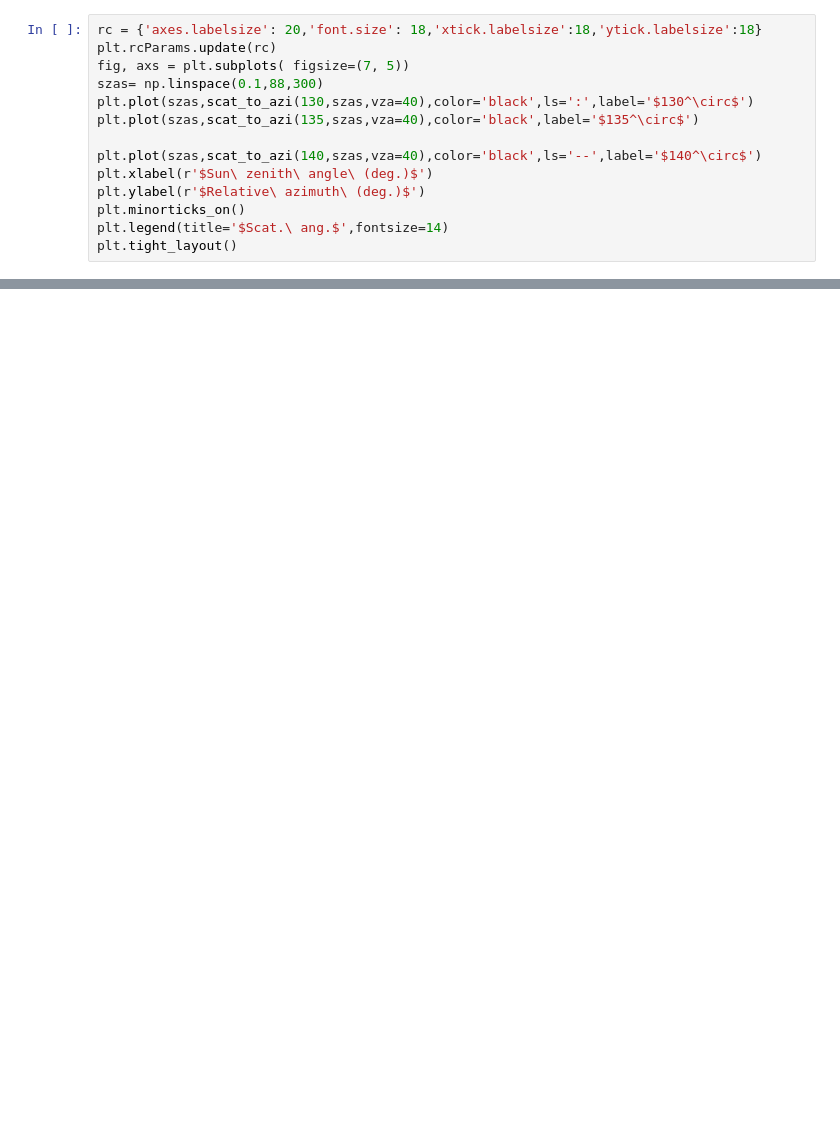
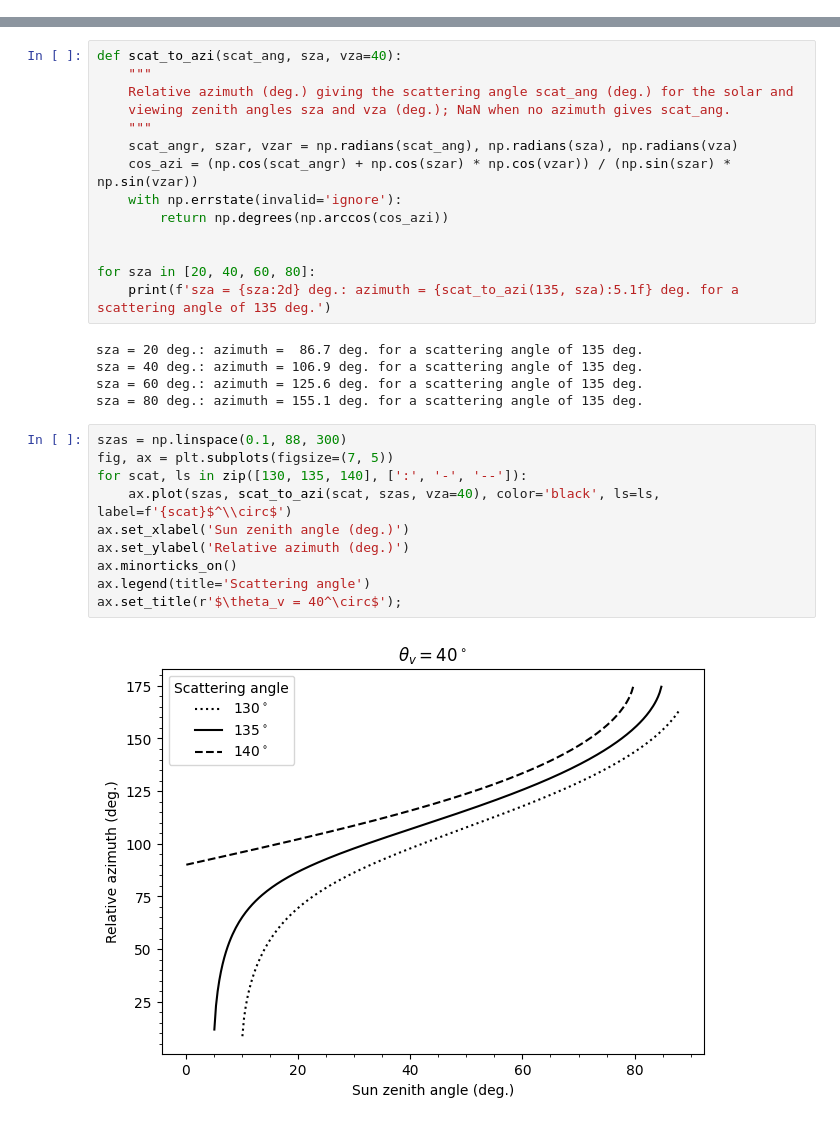
Before and after one commit to Tristanovsk/surface_sky_radiance_ratio, a Jupyter notebook: notebook/optimal_geometries.ipynb, the cells around one changed output, grey strips where cells are left out. Drawn from its saved outputs; the diff is of its cells as text; blank space fills up the shorter version.

```diff
--- a/notebook/optimal_geometries.ipynb
+++ b/notebook/optimal_geometries.ipynb
@@ -21,14 +22,0 @@ def scat_to_azi(scat_ang,sza,vza=40):
-# %%
-rc = {'axes.labelsize': 20,'font.size': 18,'xtick.labelsize':18,'ytick.labelsize':18}
-plt.rcParams.update(rc)
-fig, axs = plt.subplots( figsize=(7, 5))
-szas= np.linspace(0.1,88,300)
-plt.plot(szas,scat_to_azi(130,szas,vza=40),color='black',ls=':',label='$130^\circ$')
-plt.plot(szas,scat_to_azi(135,szas,vza=40),color='black',label='$135^\circ$')
-
-plt.plot(szas,scat_to_azi(140,szas,vza=40),color='black',ls='--',label='$140^\circ$')
-plt.xlabel(r'$Sun\ zenith\ angle\ (deg.)$')
-plt.ylabel(r'$Relative\ azimuth\ (deg.)$')
-plt.minorticks_on()
-plt.legend(title='$Scat.\ ang.$',fontsize=14)
-plt.tight_layout()
@@ -36,0 +40,31 @@ plt.tight_layout()
+# %%
+def scat_to_azi(scat_ang, sza, vza=40):
+    """
+    Relative azimuth (deg.) giving the scattering angle scat_ang (deg.) for the solar and
+    viewing zenith angles sza and vza (deg.); NaN when no azimuth gives scat_ang.
+    """
+    scat_angr, szar, vzar = np.radians(scat_ang), np.radians(sza), np.radians(vza)
+    cos_azi = (np.cos(scat_angr) + np.cos(szar) * np.cos(vzar)) / (np.sin(szar) * np.sin(vzar))
+    with np.errstate(invalid='ignore'):
+        return np.degrees(np.arccos(cos_azi))
+
+
+for sza in [20, 40, 60, 80]:
+    print(f'sza = {sza:2d} deg.: azimuth = {scat_to_azi(135, sza):5.1f} deg. for a scattering angle of 135 deg.')
+# %% [output]
+sza = 20 deg.: azimuth =  86.7 deg. for a scattering angle of 135 deg.
+sza = 40 deg.: azimuth = 106.9 deg. for a scattering angle of 135 deg.
+sza = 60 deg.: azimuth = 125.6 deg. for a scattering angle of 135 deg.
+sza = 80 deg.: azimuth = 155.1 deg. for a scattering angle of 135 deg.
+# %%
+szas = np.linspace(0.1, 88, 300)
+fig, ax = plt.subplots(figsize=(7, 5))
+for scat, ls in zip([130, 135, 140], [':', '-', '--']):
+    ax.plot(szas, scat_to_azi(scat, szas, vza=40), color='black', ls=ls, label=f'{scat}$^\\circ$')
+ax.set_xlabel('Sun zenith angle (deg.)')
+ax.set_ylabel('Relative azimuth (deg.)')
+ax.minorticks_on()
+ax.legend(title='Scattering angle')
+ax.set_title(r'$\theta_v = 40^\circ$');
+# %% [output]
+[figure, added]
```
Also changed, not shown: parts of 7 cells of this notebook, 41 other files.
